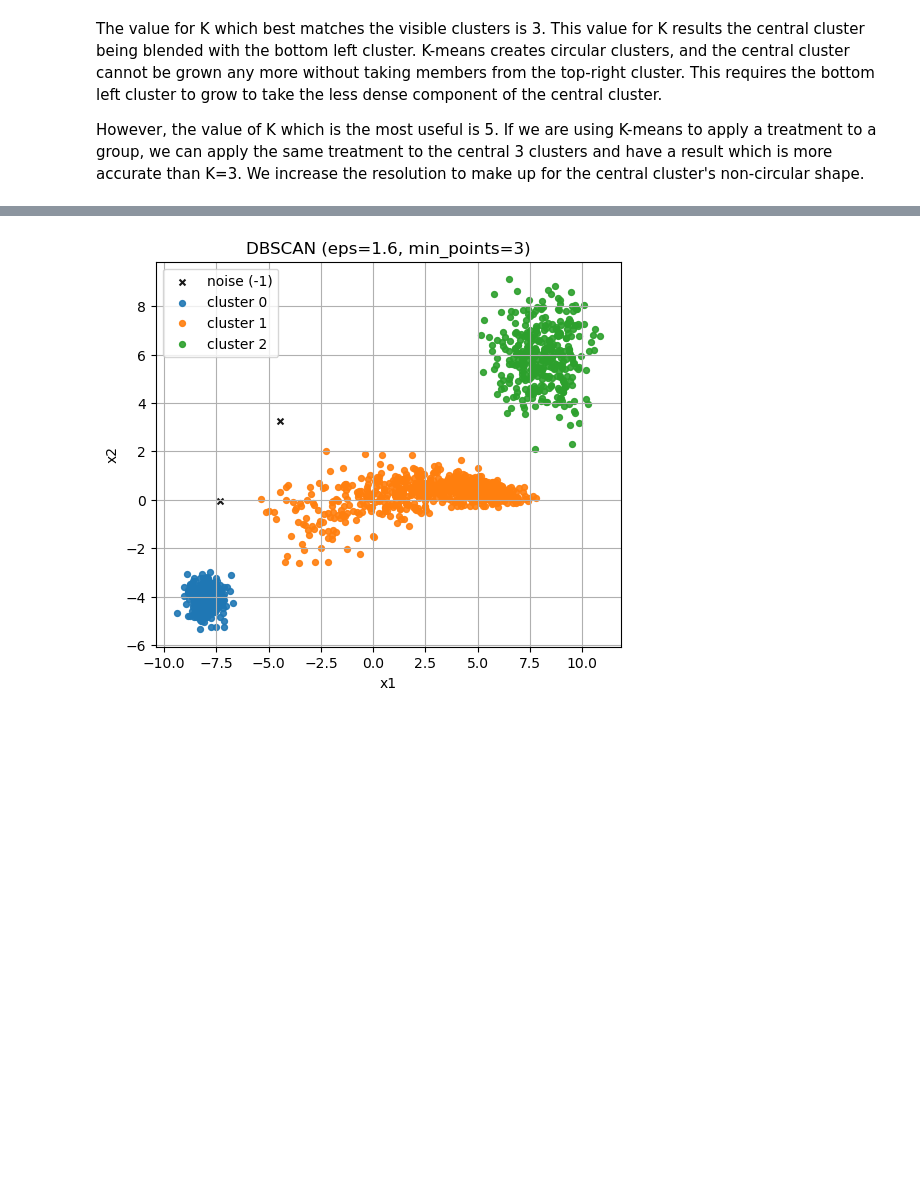
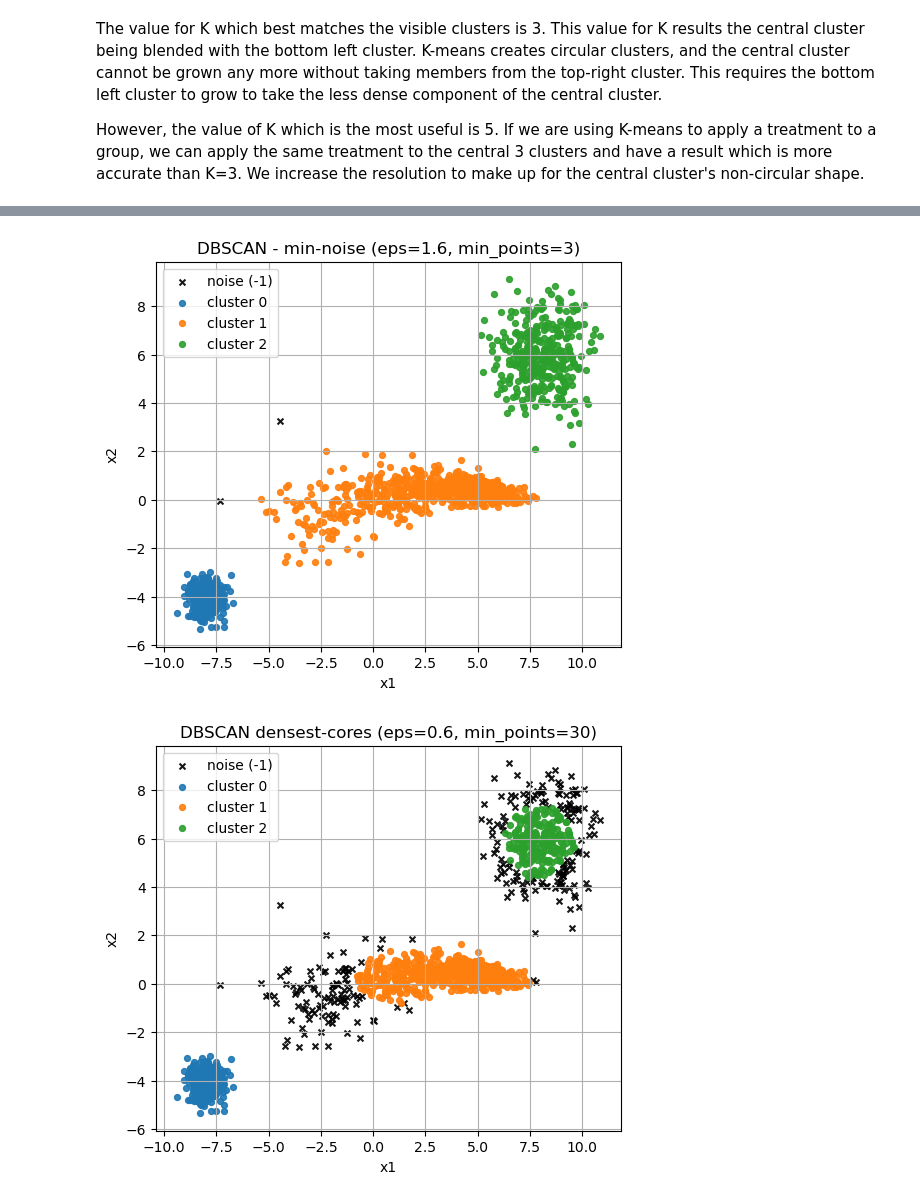
Before and after one commit to jepollock/ai_masters, a Jupyter notebook: AIML420/assignment2/part1.ipynb, the cells around one changed output, grey strips where cells are left out. Saved outputs shown, nothing was run; the diff lists cells and outputs as text; code cells hidden in the pictures; blank space fills up the shorter version.

```diff
--- a/AIML420/assignment2/part1.ipynb
+++ b/AIML420/assignment2/part1.ipynb
@@ -202,23 +201,27 @@ hyperResults.report()
 # %%
 from sklearn.cluster import DBSCAN
 
 # 0.8, 3 is first working value.
 # 1.6, 3 is best.
 EPS = 0.2  # epsilon=neighbourhood radius
 MIN_POINTS = 5  # min_samples = min_points
 
 EPS = 1.6  # epsilon=neighbourhood radius
 MIN_POINTS = 3  # min_samples = min_points
 
 # Fit DBSCAN and get labels
 labels = DBSCAN(eps=EPS, min_samples=MIN_POINTS).fit_predict(X)
+plot_clustering_result(X, labels, title=f"DBSCAN - min-noise (eps={EPS}, min_points={MIN_POINTS})")
 
-#labels: -1 = noise; 0,1,2,... = cluster IDs
+# Densest cores only
+EPS = 0.6  # epsilon=neighbourhood radius
+MIN_POINTS = 30  # min_samples = min_points
 
-# Example usage:
-plot_clustering_result(X, labels, title=f"DBSCAN (eps={EPS}, min_points={MIN_POINTS})")
+labels = DBSCAN(eps=EPS, min_samples=MIN_POINTS).fit_predict(X)
+plot_clustering_result(X, labels, title=f"DBSCAN densest-cores (eps={EPS}, min_points={MIN_POINTS})")
 # %% [output]
-[figure, old version]
+[figure, new version]
+[figure, added]
 # %% [markdown]
 ### DBSCAN Answers
 
```
Also changed, not shown: parts of 8 cells of this notebook, 3 other files.
